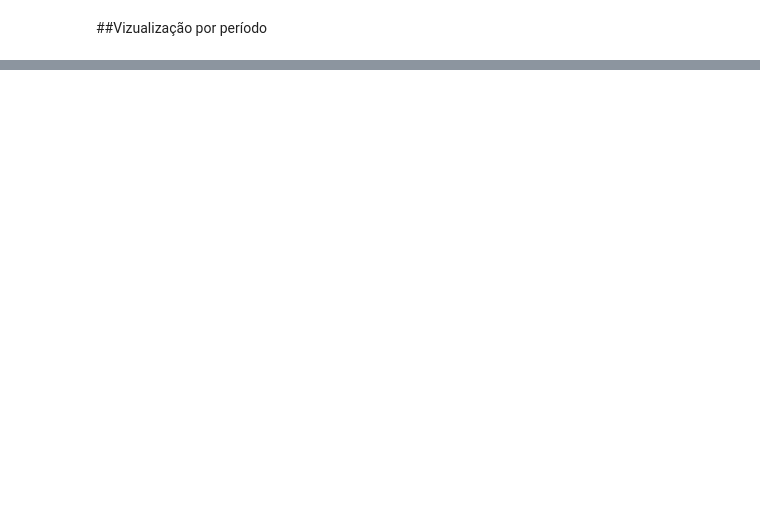
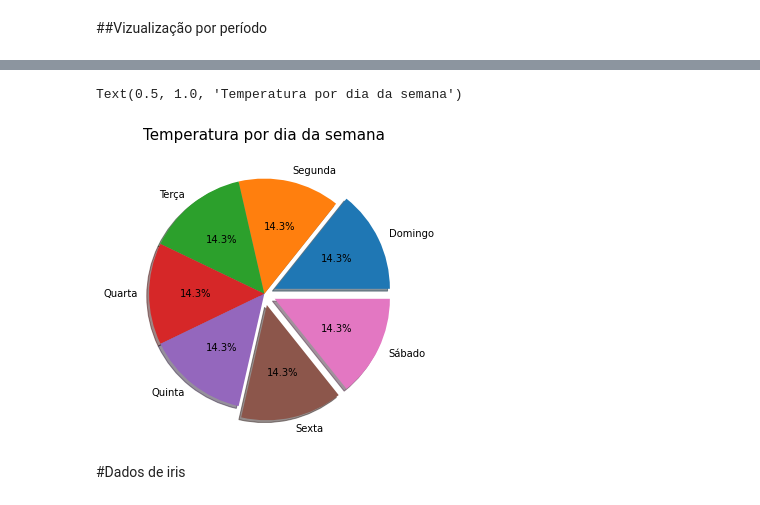
Before and after one commit to andrade-lcs/Data_Science_alura, a Jupyter notebook: Alura_vizualizacao_dados.ipynb, the cells around one changed output, grey strips where cells are left out. Saved outputs shown, nothing was run; the diff lists cells and outputs as text; code cells hidden in the pictures; blank space fills up the shorter version.

```diff
--- a/Alura_vizualizacao_dados.ipynb
+++ b/Alura_vizualizacao_dados.ipynb
@@ -102,0 +201,14 @@ eixo2.grid(True)
+# %%
+fig = plt.figure(figsize=(5,4))
+eixo = fig.add_axes([0,0,1,1])
+
+explodir = [ 0.1, 0, 0, 0, 0, 0.1, 0.1]
+
+eixo.pie(temperatura_semana, labels=temperatura_semana.index, autopct='%.1f%%',
+         explode=explodir, shadow=True)
+eixo.set_title('Temperatura por dia da semana', fontsize=15, pad=10)
+# %% [output]
+Text(0.5, 1.0, 'Temperatura por dia da semana')
+[figure, added]
+# %% [markdown]
+#Dados de iris
```
Also changed, not shown: parts of 19 cells of this notebook.
